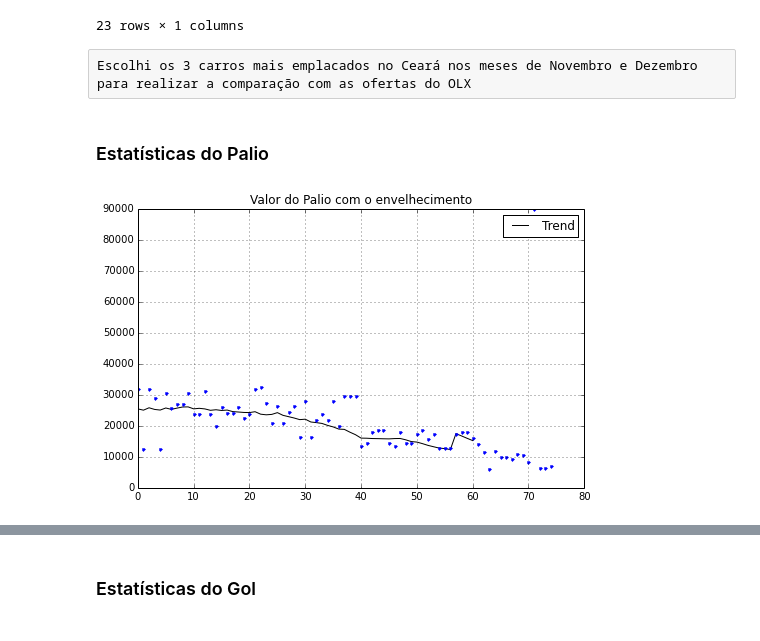
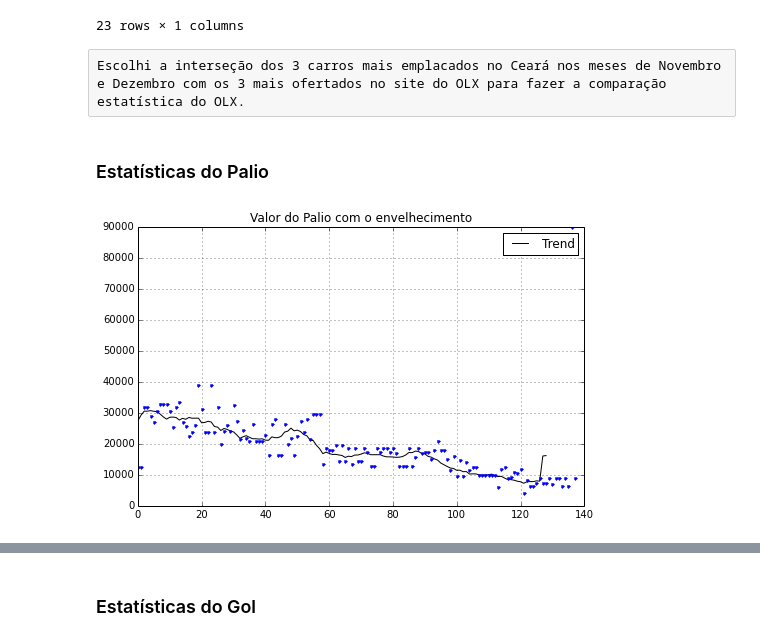
Before and after one commit to marciomacielbastos/analiseVeiculos, a Jupyter notebook: Trabalho Final.ipynb, the cells around one changed output, grey strips where cells are left out. Cells and saved outputs as stored; diff of their text form; code cells hidden in the pictures.

```diff
--- a/Trabalho Final.ipynb
+++ b/Trabalho Final.ipynb
@@ -347,7 +320,7 @@ TABELA.sort(0,ascending=False)
 | Voyge | 75 |
 23 rows × 1 columns
 # %% [raw]
-Escolhi os 3 carros mais emplacados no Ceará nos meses de Novembro e Dezembro para realizar a comparação com as ofertas do OLX
+Escolhi a interseção dos 3 carros mais emplacados no Ceará nos meses de Novembro e Dezembro com os 3 mais ofertados no site do OLX para fazer a comparação estatística do OLX.
 # %%
 Palio=carJson[carJson.Modelo=='Palio']
 Gol=carJson[carJson.Modelo=='Gol']
@@ -357,14 +331,14 @@ Siena=carJson[carJson.Modelo=='Siena']
 # %%
 Palio=Palio.sort('Ano', ascending=False)
 plt.figure(figsize=(8,5))
-plt.plot(pl.movavg(Palio.Valor,15),color='black',label='Trend')
+plt.plot(pl.movavg(Palio.Valor,10),color='black',label='Trend')
 plt.plot(Palio['Valor'].values,'.')
 plt.legend()
 plt.grid()
 plt.title('Valor do Palio com o envelhecimento')
 plt.show()
 # %% [output]
-[figure, old version]
+[figure, new version]
 # %%
 Palio=Palio.sort('Ano', ascending=False)
 plt.grid()
```
Also changed, not shown: parts of 46 cells of this notebook.
